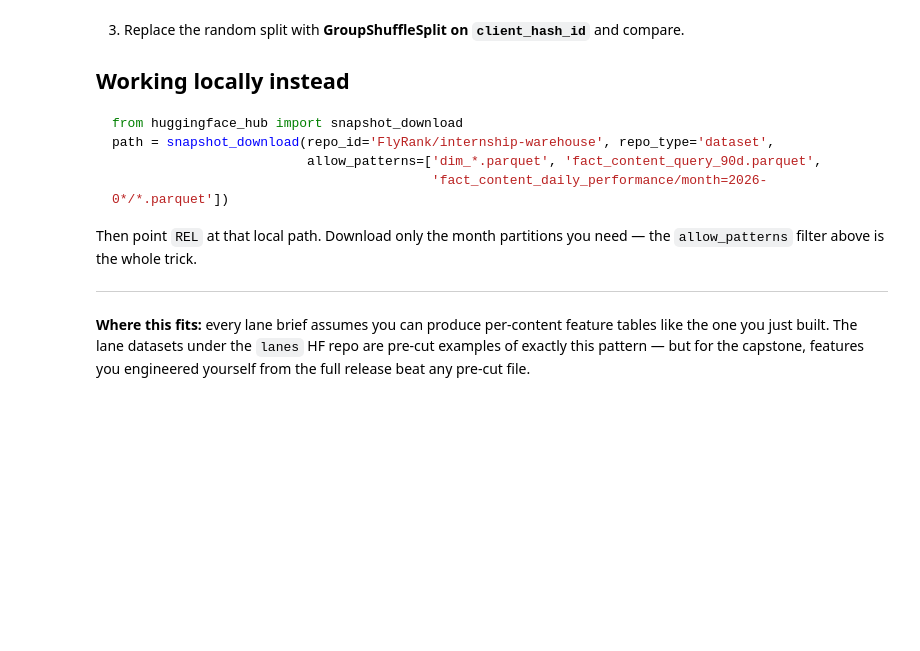
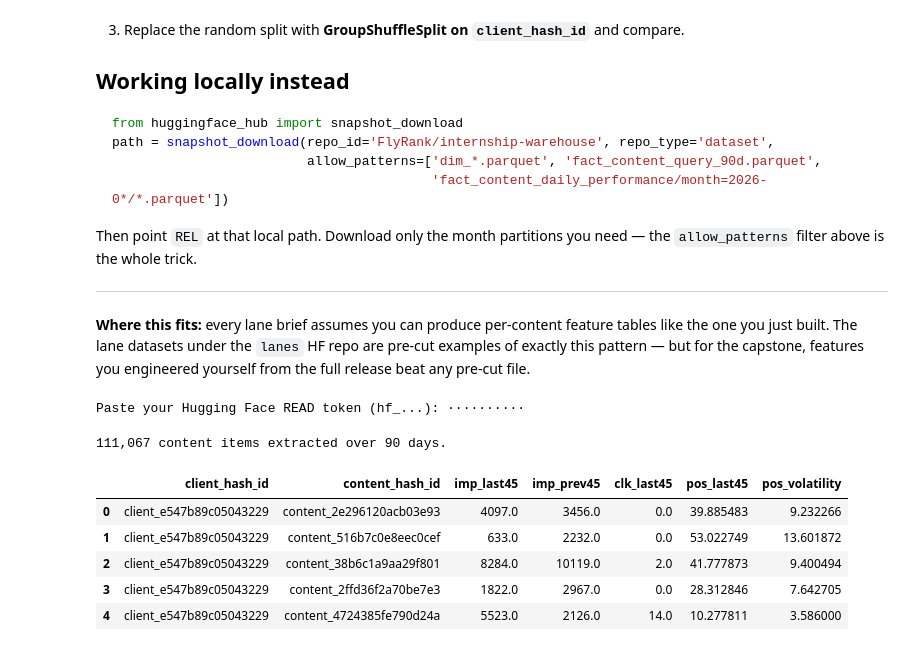
Before and after one commit to Gonablitz/intern-assignment, a Jupyter notebook: notebooks/03_working_with_the_full_release.ipynb, the cells around one changed output. Cells and saved outputs as stored; diff of their text form; code cells hidden in the pictures; blank space fills up the shorter version.

```diff
--- a/notebooks/03_working_with_the_full_release.ipynb
+++ b/notebooks/03_working_with_the_full_release.ipynb
@@ -181,3 +183,69 @@ Then point `REL` at that local path. Download only the month partitions you need
 the one you just built. The lane datasets under the `lanes` HF repo are pre-cut examples of
 exactly this pattern — but for the capstone, features you engineered yourself from the full
 release beat any pre-cut file.
+# %%
+import duckdb
+import os, getpass
+
+
+HF_TOKEN = os.environ.get('HF_TOKEN')
+if not HF_TOKEN:
+    try:
+        from google.colab import userdata
+        HF_TOKEN = userdata.get('HF_TOKEN')
+    except Exception:
+        pass
+HF_TOKEN = HF_TOKEN or getpass.getpass('Paste Hugging Face READ token (hf_...): ')
+
+con = duckdb.connect()
+
+# Authenticate with Hugging Face using your HF_TOKEN variable
+con.execute(f"CREATE OR REPLACE SECRET hf (TYPE huggingface, TOKEN '{HF_TOKEN}')")
+
+# Re-define table sources
+REL = 'hf://datasets/FlyRank/internship-warehouse'
+TABLES = {
+    'dim_clients':        f"read_parquet('{REL}/dim_clients.parquet')",
+    'dim_content':        f"read_parquet('{REL}/dim_content.parquet')",
+    'fact_daily':          f"read_parquet('{REL}/fact_content_daily_performance/**/*.parquet')",
+    'fact_daily_sample':   f"read_parquet('{REL}/fact_content_daily_performance_sample.parquet')",
+    'fact_query_90d':     f"read_parquet('{REL}/fact_content_query_90d.parquet')",
+}
+# %% [output]
+Paste your Hugging Face READ token (hf_...): ··········
+# %%
+# aggregation over a 90-day window
+features_90d = con.sql(f"""
+    WITH bounds AS (
+        SELECT MAX(report_date) AS end_d FROM {TABLES['fact_daily']}
+    ),
+    windowed AS (
+        SELECT
+            f.client_hash_id,
+            f.content_hash_id,
+            -- Impressions & Clicks split across two 45-day sub-windows
+            SUM(CASE WHEN f.report_date >  b.end_d - INTERVAL 45 DAY THEN f.gsc_impressions ELSE 0 END) AS imp_last45,
+            SUM(CASE WHEN f.report_date <= b.end_d - INTERVAL 45 DAY THEN f.gsc_impressions ELSE 0 END) AS imp_prev45,
+            SUM(CASE WHEN f.report_date >  b.end_d - INTERVAL 45 DAY THEN f.gsc_clicks ELSE 0 END)      AS clk_last45,
+            AVG(CASE WHEN f.report_date >  b.end_d - INTERVAL 45 DAY THEN f.gsc_avg_position END)       AS pos_last45,
+
+            -- NEW FEATURE: Position Volatility (Standard Deviation of Position over 90d)
+            STDDEV_SAMP(f.gsc_avg_position) AS pos_volatility
+        FROM {TABLES['fact_daily']} f, bounds b
+        WHERE f.report_date > b.end_d - INTERVAL 90 DAY
+        GROUP BY 1, 2
+        HAVING imp_prev45 >= 150 -- Raised threshold for higher-confidence historical baselines
+    )
+    SELECT * FROM windowed
+""").df()
+
+print(f'{len(features_90d):,} content items extracted over 90 days.')
+features_90d.head()
+# %% [output]
+111,067 content items extracted over 90 days.
+|  | client_hash_id | content_hash_id | imp_last45 | imp_prev45 | clk_last45 | pos_last45 | pos_volatility |
+| 0 | client_e547b89c05043229 | content_2e296120acb03e93 | 4097.0 | 3456.0 | 0.0 | 39.885483 | 9.232266 |
+| 1 | client_e547b89c05043229 | content_516b7c0e8eec0cef | 633.0 | 2232.0 | 0.0 | 53.022749 | 13.601872 |
+| 2 | client_e547b89c05043229 | content_38b6c1a9aa29f801 | 8284.0 | 10119.0 | 2.0 | 41.777873 | 9.400494 |
+| 3 | client_e547b89c05043229 | content_2ffd36f2a70be7e3 | 1822.0 | 2967.0 | 0.0 | 28.312846 | 7.642705 |
+| 4 | client_e547b89c05043229 | content_4724385fe790d24a | 5523.0 | 2126.0 | 14.0 | 10.277811 | 3.586000 |
```
Also changed, not shown: parts of 4 cells of this notebook.
